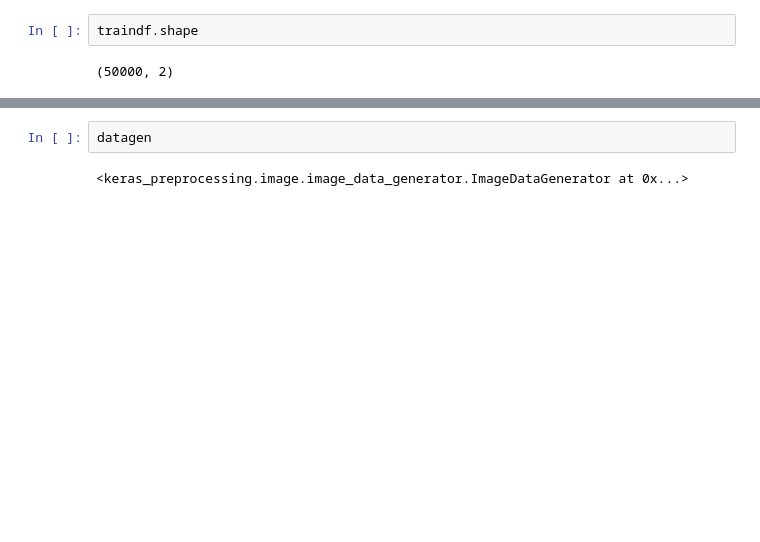
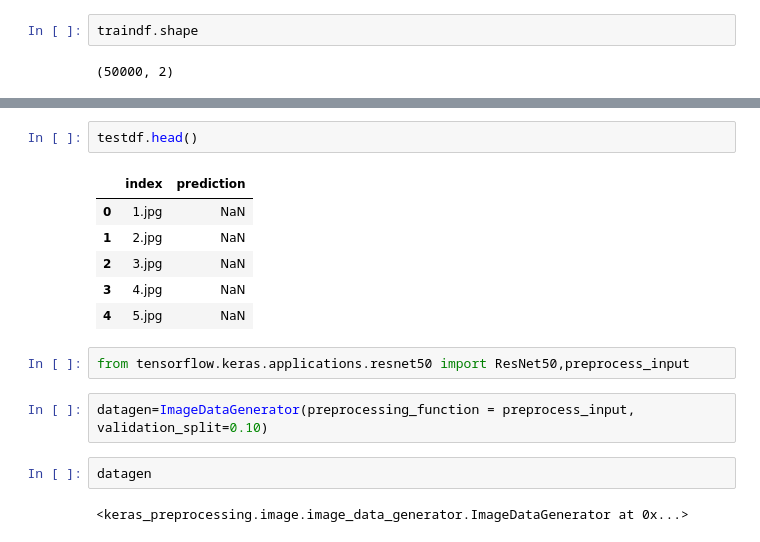
Before and after one commit to sasankmindtree/Intel_openvino, a Jupyter notebook: Untitled33.ipynb, the cells around one changed output, grey strips where cells are left out. Drawn from its saved outputs; the diff is of its cells as text; blank space fills up the shorter version.

```diff
--- a/Untitled33.ipynb
+++ b/Untitled33.ipynb
@@ -35,3 +85,16 @@ datagen=ImageDataGenerator(rescale=1./255., validation_split=0.10) # rescaling f
+# %%
+testdf.head()
+# %% [output]
+|  | index | prediction |
+| 0 | 1.jpg | NaN |
+| 1 | 2.jpg | NaN |
+| 2 | 3.jpg | NaN |
+| 3 | 4.jpg | NaN |
+| 4 | 5.jpg | NaN |
+# %%
+from tensorflow.keras.applications.resnet50 import ResNet50,preprocess_input
+# %%
+datagen=ImageDataGenerator(preprocessing_function = preprocess_input, validation_split=0.10)
 # %%
 datagen
 # %% [output]
```
Also changed, not shown: parts of 25 cells of this notebook.
